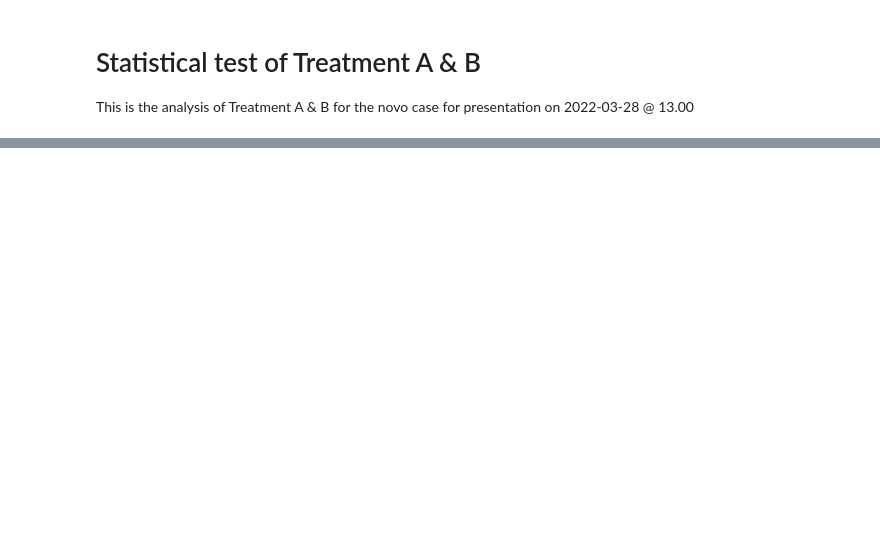
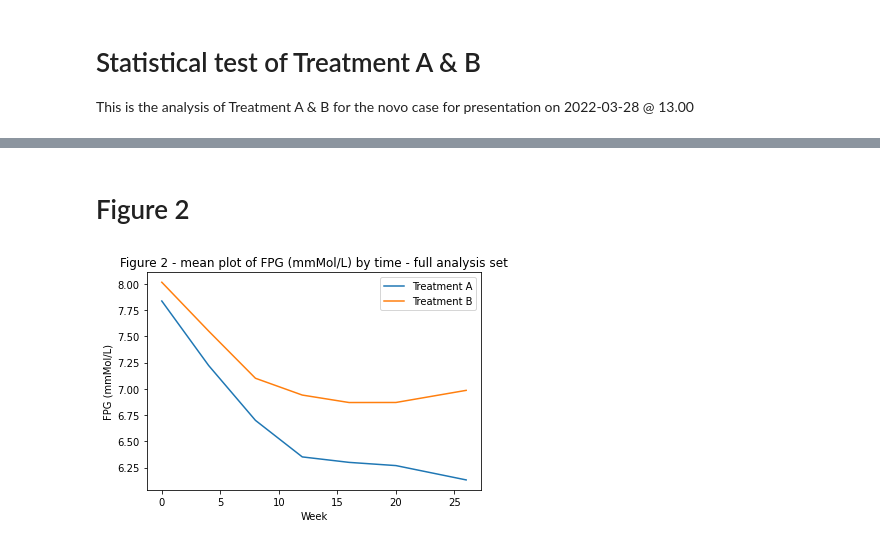
Before and after one commit to nurrix/novo-application-2022-03-28, a Jupyter notebook: Novo2022-03-28.ipynb, the cells around one changed output, grey strips where cells are left out. Saved outputs shown, nothing was run; the diff lists cells and outputs as text; code cells hidden in the pictures; blank space fills up the shorter version.

```diff
--- a/Novo2022-03-28.ipynb
+++ b/Novo2022-03-28.ipynb
@@ -225,0 +304,9 @@ Body Weight (kg)           count   127.000000   130.000000
+# %% [markdown]
+# Figure 2
+# %%
+Fig2_Df_grouped_by_week = extractMeans(DF=ADLB_clean, PARAMCD='C105585P')
+title = 'Figure 2 - mean plot of FPG (mmMol/L) by time - full analysis set'
+ylabel = 'FPG (mmMol/L)'
+plotfunction(DF=Fig1_Df_grouped_by_week,title=title, ylabel = ylabel, plotbaseline=False)
+# %% [output]
+[figure, added]
```
Also changed, not shown: parts of 10 cells of this notebook.
